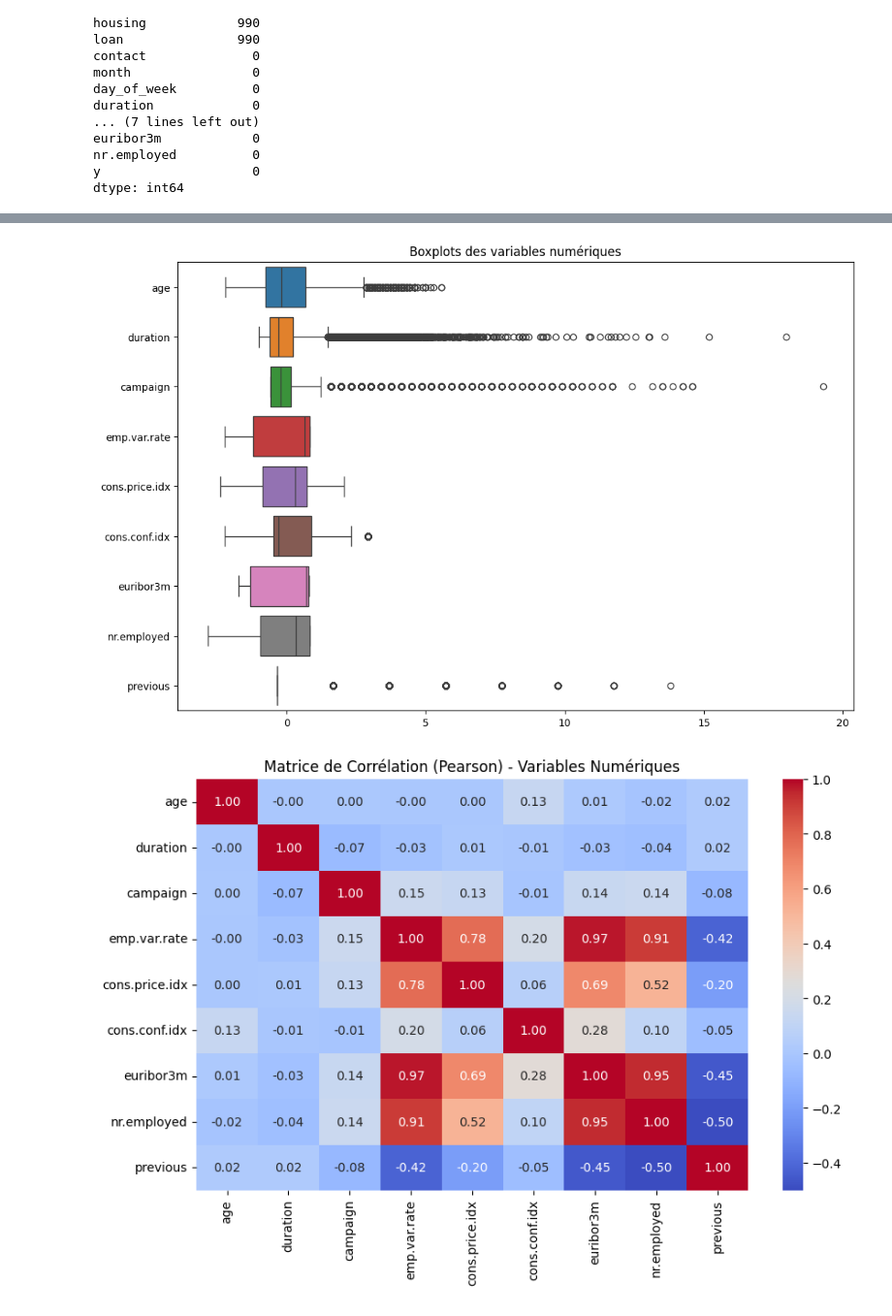
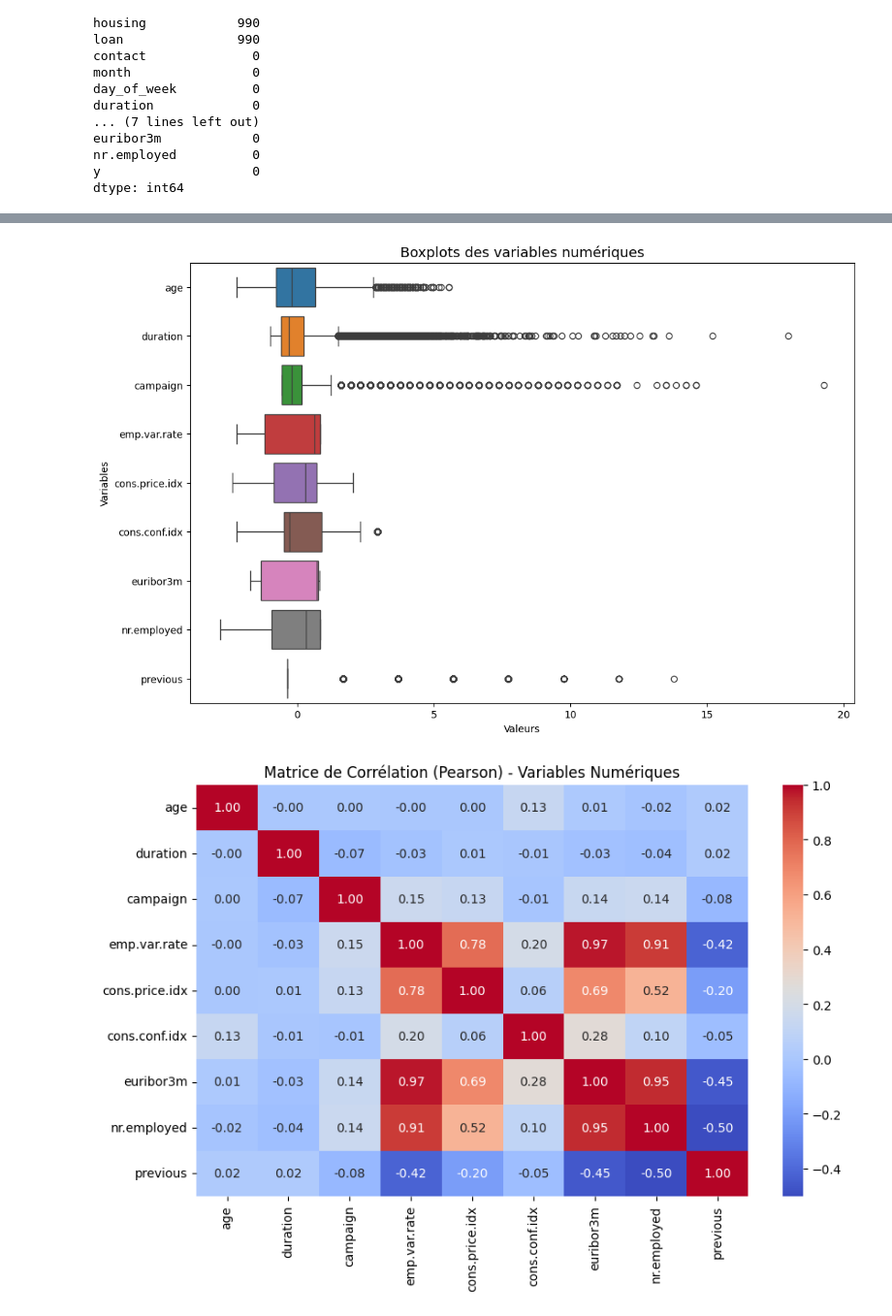
Before and after one commit to dinho11701/AnalyseDonneeTitanic, a Jupyter notebook: tp1.ipynb, the cells around one changed output, grey strips where cells are left out. Shown at 97% size. Cells and saved outputs as stored; diff of their text form; code cells hidden in the pictures.

```diff
--- a/tp1.ipynb
+++ b/tp1.ipynb
@@ -881,17 +856,30 @@ y                 0
 dtype: int64
 # %%
-# Définition explicite des variables numériques
+import matplotlib.pyplot as plt
+
+# ** Définition des variables numériques**
 numerical_cols = [
     "age", "duration", "campaign", "pdays", "previous",
     "emp.var.rate", "cons.price.idx", "cons.conf.idx", "euribor3m", "nr.employed"
 ]
 
-# Vérifier que les colonnes existent dans le dataset avant de tracer
+# ** Vérifier que les colonnes existent dans le dataset avant de tracer**
 numerical_cols = [col for col in numerical_cols if col in df.columns]
 
-# Créer des histogrammes pour toutes les variables numériques
-plt.figure(figsize=(12, 8))
-df[numerical_cols].hist(bins=30, edgecolor='black', figsize=(12, 8))
-plt.suptitle('Histogrammes des variables numériques')
+# ** Création des histogrammes avec des subplots**
+fig, axes = plt.subplots(nrows=3, ncols=4, figsize=(15, 10))  # Ajuste la grille selon le nombre de variables
+axes = axes.flatten()  # Convertir en liste 1D pour une itération plus facile
+
+for i, col in enumerate(numerical_cols):
+    df[col].hist(bins=30, edgecolor='black', ax=axes[i])  # Tracer l'histogramme
+    axes[i].set_title(col)  # Ajouter le titre
+
+# Supprimer les éventuels sous-graphiques vides si moins de 12 variables
+for j in range(i + 1, len(axes)):
+    fig.delaxes(axes[j])
+
+# ** Affichage final**
+plt.suptitle('Histogrammes des variables numériques', fontsize=16)
+plt.tight_layout()
 plt.show()
 # %% [output]
@@ -900,20 +887,26 @@ plt.show()
 # %%
 # Import des bibliothèques nécessaires
 import matplotlib.pyplot as plt
 import seaborn as sns
 
-# Sélection des colonnes spécifiques pour le boxplot
-selected_columns = ["age", "duration", "campaign", "emp.var.rate",
-                    "cons.price.idx", "cons.conf.idx", "euribor3m", "nr.employed", "previous"]
+# ** Sélection des colonnes spécifiques pour le boxplot**
+selected_columns = [
+    "age", "duration", "campaign", "emp.var.rate",
+    "cons.price.idx", "cons.conf.idx", "euribor3m", "nr.employed", "previous"
+]
 
+# ** Vérifier que les colonnes existent dans le dataset**
+selected_columns = [col for col in selected_columns if col in df.columns]
 
-# Boxplot pour toutes les variables numériques
+# ** Création du boxplot horizontal pour toutes les variables sélectionnées**
 plt.figure(figsize=(12, 8))
-sns.boxplot(data=df[selected_columns], orient='h')
-plt.title('Boxplots des variables numériques')
+sns.boxplot(data=df[selected_columns], orient='h')  # Affichage horizontal
+plt.title('Boxplots des variables numériques', fontsize=14)
+plt.xlabel('Valeurs')
+plt.ylabel('Variables')
 plt.show()
 # %% [output]
-[figure, old version]
+[figure, new version]
 # %%
 # Sélection des variables numériques
 selected_columns = ["age", "duration", "campaign", "emp.var.rate",
```
Also changed, not shown: parts of 13 cells of this notebook, 1 other file.
